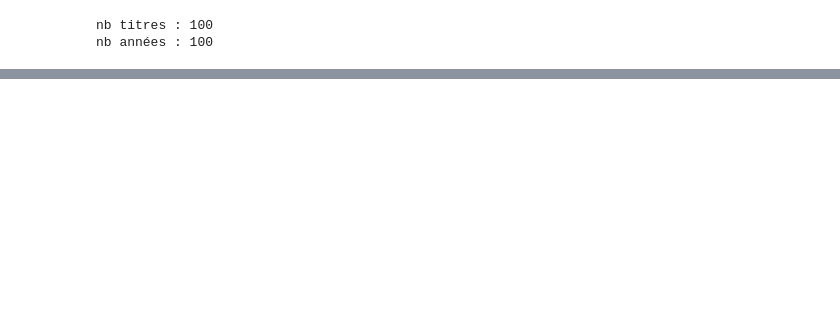
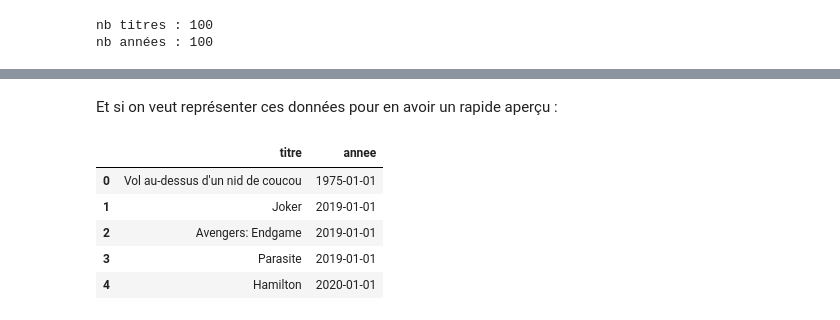
Before and after one commit to mazieres/explo-shs-python, a Jupyter notebook: materiel/introduction_recolte_donnees_avec_python.ipynb, the cells around one changed output, grey strips where cells are left out. Saved outputs shown, nothing was run; the diff lists cells and outputs as text; code cells hidden in the pictures; blank space fills up the shorter version.

```diff
--- a/materiel/introduction_recolte_donnees_avec_python.ipynb
+++ b/materiel/introduction_recolte_donnees_avec_python.ipynb
@@ -234,0 +234,13 @@ df.head()
+# %% [markdown]
+Et si on veut représenter ces données pour en avoir un rapide aperçu :
+# %%
+# il faut convertir l'année en date
+df['annee'] = pd.to_datetime(df['annee'], format='%Y')
+df.head()
+# %% [output]
+|  | titre | annee |
+| 0 | Vol au-dessus d'un nid de coucou | 1975-01-01 |
+| 1 | Joker | 2019-01-01 |
+| 2 | Avengers: Endgame | 2019-01-01 |
+| 3 | Parasite | 2019-01-01 |
+| 4 | Hamilton | 2020-01-01 |
```
Also changed, not shown: parts of 7 cells of this notebook.
